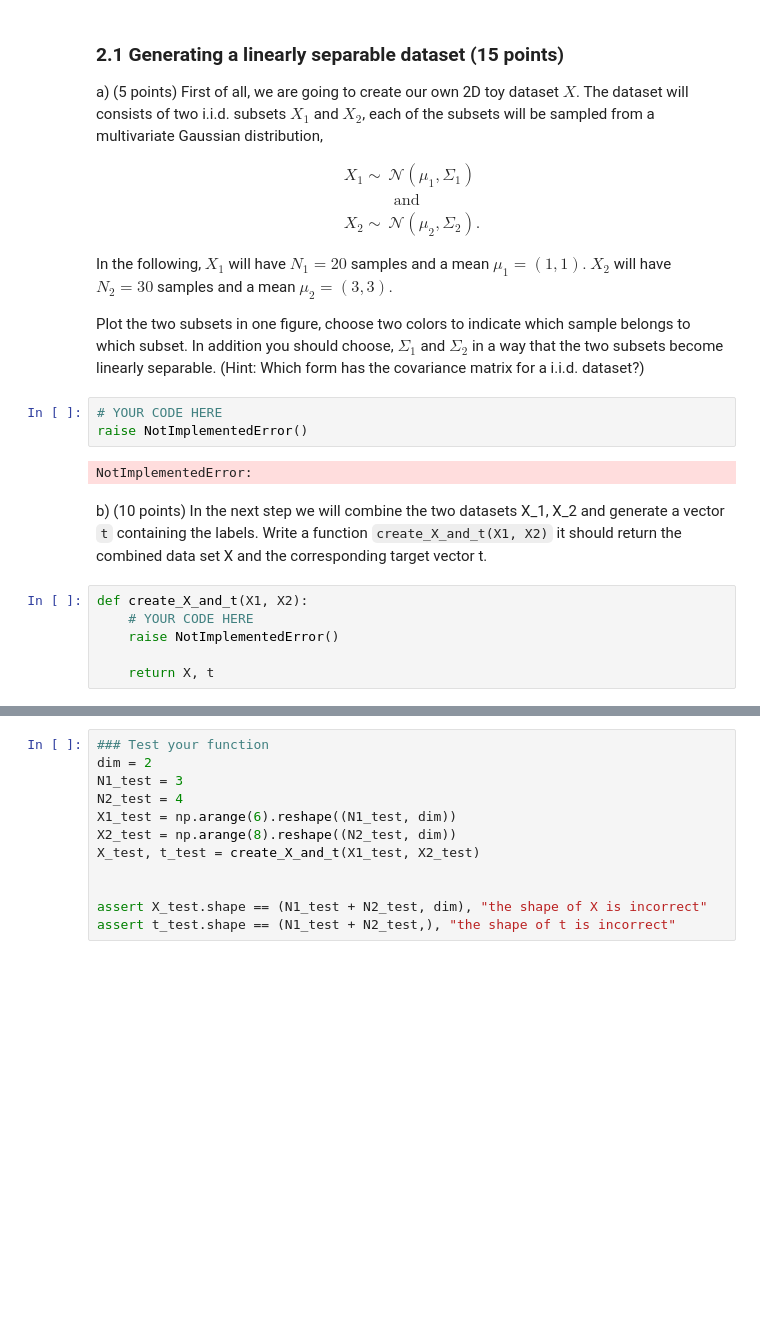
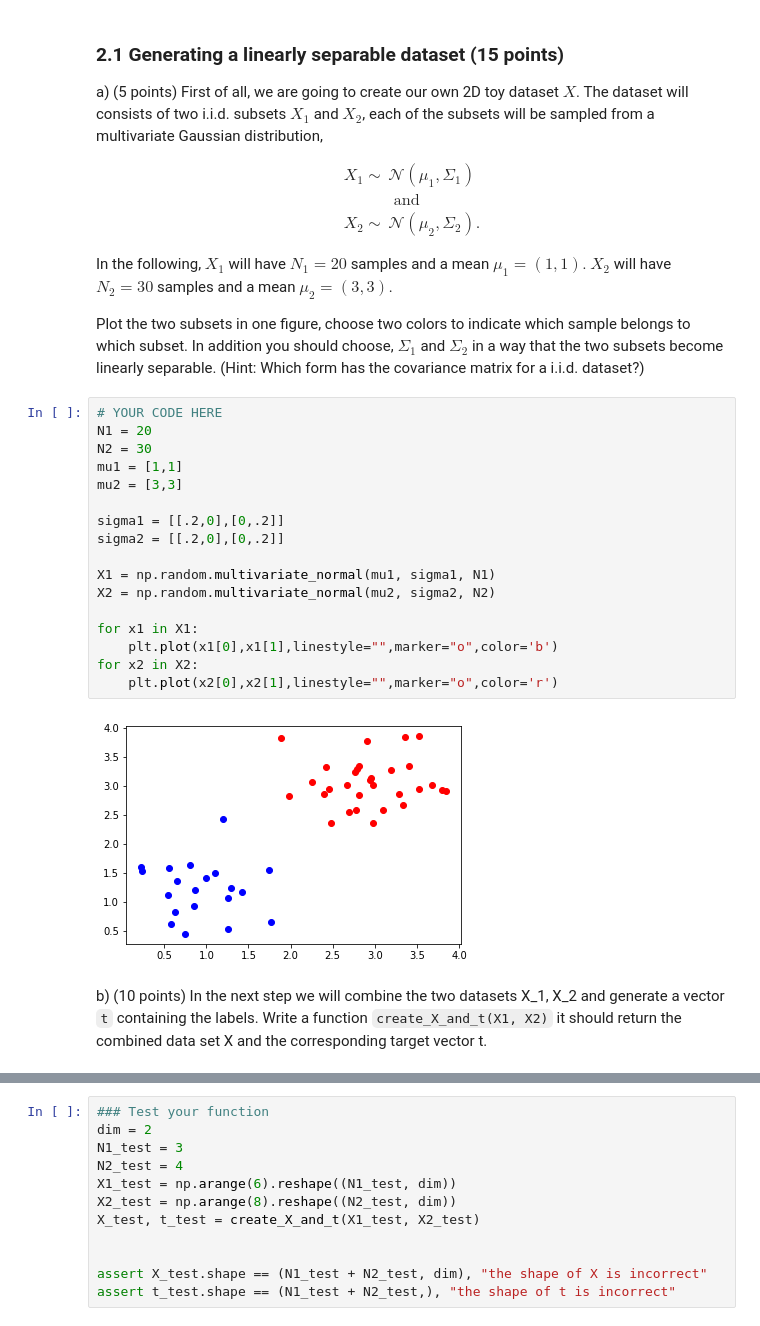
Before and after one commit to 3lLobo/MachineLearningLab3, a Jupyter notebook: lab3.ipynb, the cells around one changed output, grey strips where cells are left out. Saved outputs shown, nothing was run; the diff lists cells and outputs as text; blank space fills up the shorter version.

```diff
--- a/lab3.ipynb
+++ b/lab3.ipynb
@@ -479,16 +518,24 @@ X_2 \sim &\mathcal{N}(\mu_2, \Sigma_2).
 In the following, $X_1$ will have $N_1=20$ samples and a mean $\mu_1=(1,1)$. $X_2$ will have $N_2=30$ samples and a mean $\mu_2=(3,3)$.
 
 Plot the two subsets in one figure, choose two colors to indicate which sample belongs to which subset. In addition you should choose, $\Sigma_1$ and $\Sigma_2$ in a way that the two subsets become linearly separable. (Hint: Which form has the covariance matrix for a i.i.d. dataset?)
-# %%
-# YOUR CODE HERE
-raise NotImplementedError()
-# %% [output]
-NotImplementedError:
+# %%
+# YOUR CODE HERE
+N1 = 20
+N2 = 30
+mu1 = [1,1]
+mu2 = [3,3]
+
+sigma1 = [[.2,0],[0,.2]]
+sigma2 = [[.2,0],[0,.2]]
+
+X1 = np.random.multivariate_normal(mu1, sigma1, N1)
+X2 = np.random.multivariate_normal(mu2, sigma2, N2)
+
+for x1 in X1:
+    plt.plot(x1[0],x1[1],linestyle="",marker="o",color='b')
+for x2 in X2:
+    plt.plot(x2[0],x2[1],linestyle="",marker="o",color='r')
+# %% [output]
+[figure, added]
 # %% [markdown]
 b) (10 points) In the next step we will combine the two datasets X_1, X_2 and generate a vector `t` containing the labels. Write a function `create_X_and_t(X1, X2)` it should return the combined data set X and the corresponding target vector t.
-# %%
-def create_X_and_t(X1, X2):
-    # YOUR CODE HERE
-    raise NotImplementedError()
-
-    return X, t
```
Also changed, not shown: parts of 9 cells of this notebook.
